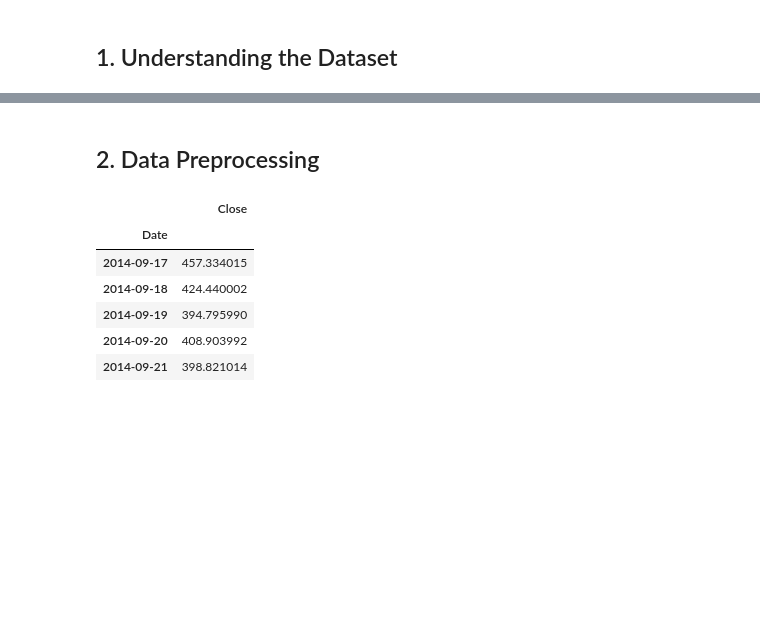
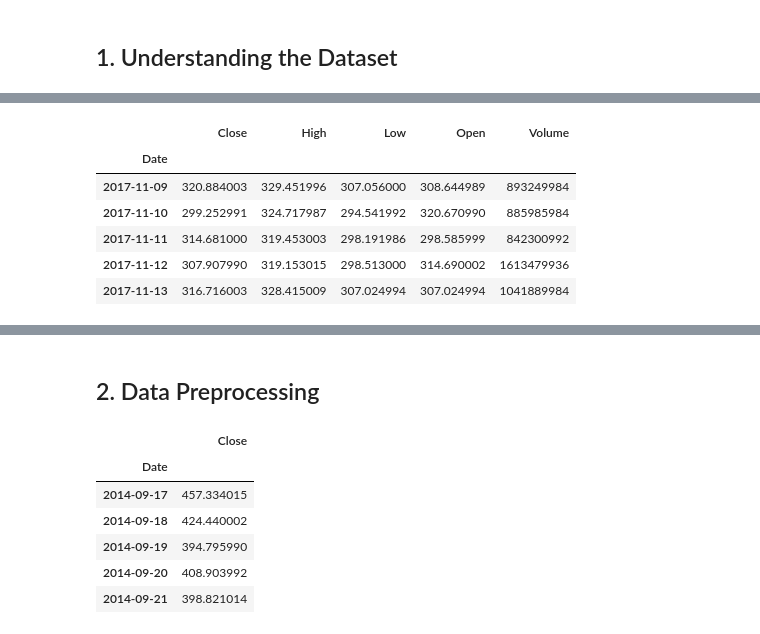
Before and after one commit to bonareri/Cryptocurrency-Price-Prediction-, a Jupyter notebook: lstm_model.ipynb, the cells around one changed output, grey strips where cells are left out. Drawn from its saved outputs; the diff is of its cells as text; code cells hidden in the pictures; blank space fills up the shorter version.

```diff
--- a/lstm_model.ipynb
+++ b/lstm_model.ipynb
@@ -40,0 +78,5 @@ df.head()
+# %%
+# Load CSV files
+btc = pd.read_csv('bitcoin_prices.csv', parse_dates=['Date'], index_col='Date')
+eth = pd.read_csv('ethereum_prices.csv', parse_dates=['Date'], index_col='Date')
+sol = pd.read_csv('solana_prices.csv', parse_dates=['Date'], index_col='Date')
@@ -40,0 +94,10 @@ df.head()
+# %%
+eth.head()
+# %% [output]
+|  | Close | High | Low | Open | Volume |
+| Date |  |  |  |  |  |
+| 2017-11-09 | 320.884003 | 329.451996 | 307.056000 | 308.644989 | 893249984 |
+| 2017-11-10 | 299.252991 | 324.717987 | 294.541992 | 320.670990 | 885985984 |
+| 2017-11-11 | 314.681000 | 319.453003 | 298.191986 | 298.585999 | 842300992 |
+| 2017-11-12 | 307.907990 | 319.153015 | 298.513000 | 314.690002 | 1613479936 |
+| 2017-11-13 | 316.716003 | 328.415009 | 307.024994 | 307.024994 | 1041889984 |
```
Also changed, not shown: parts of 36 cells of this notebook.
